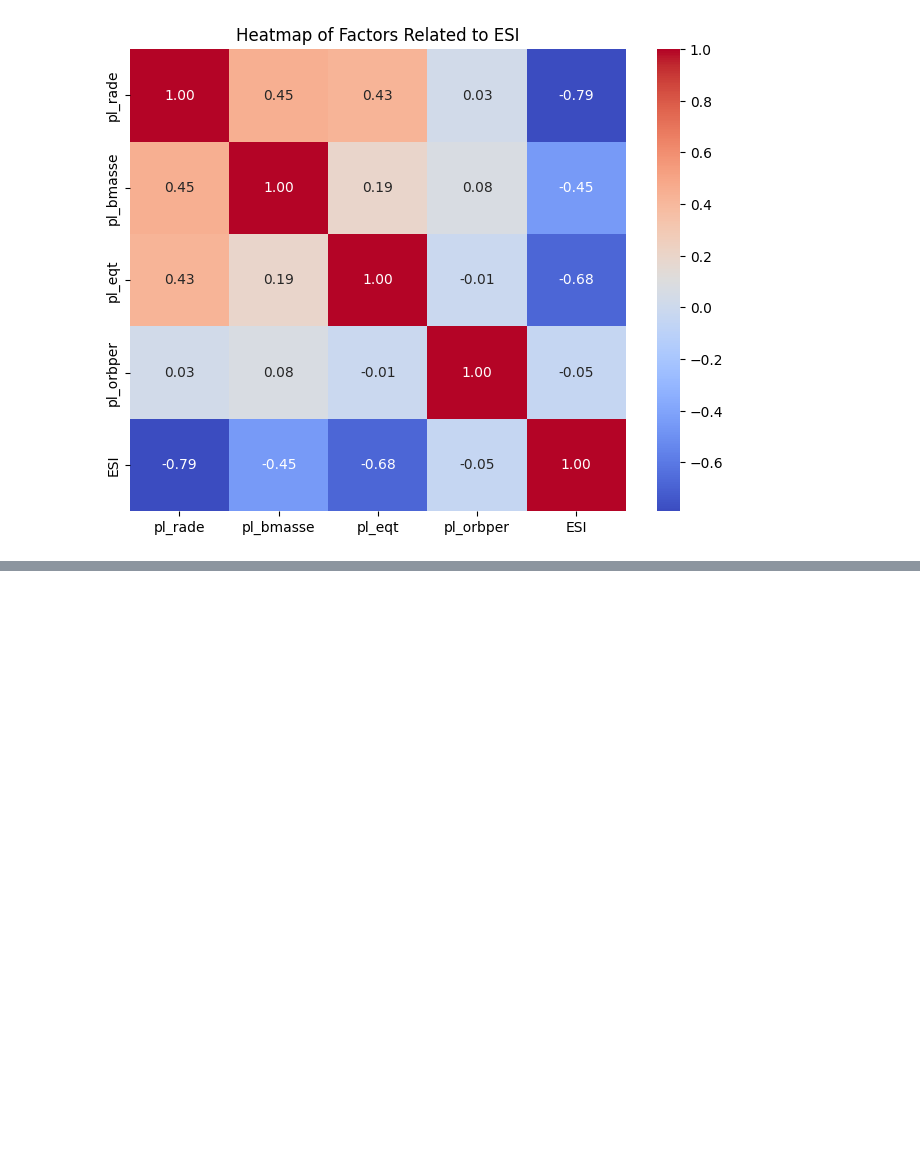
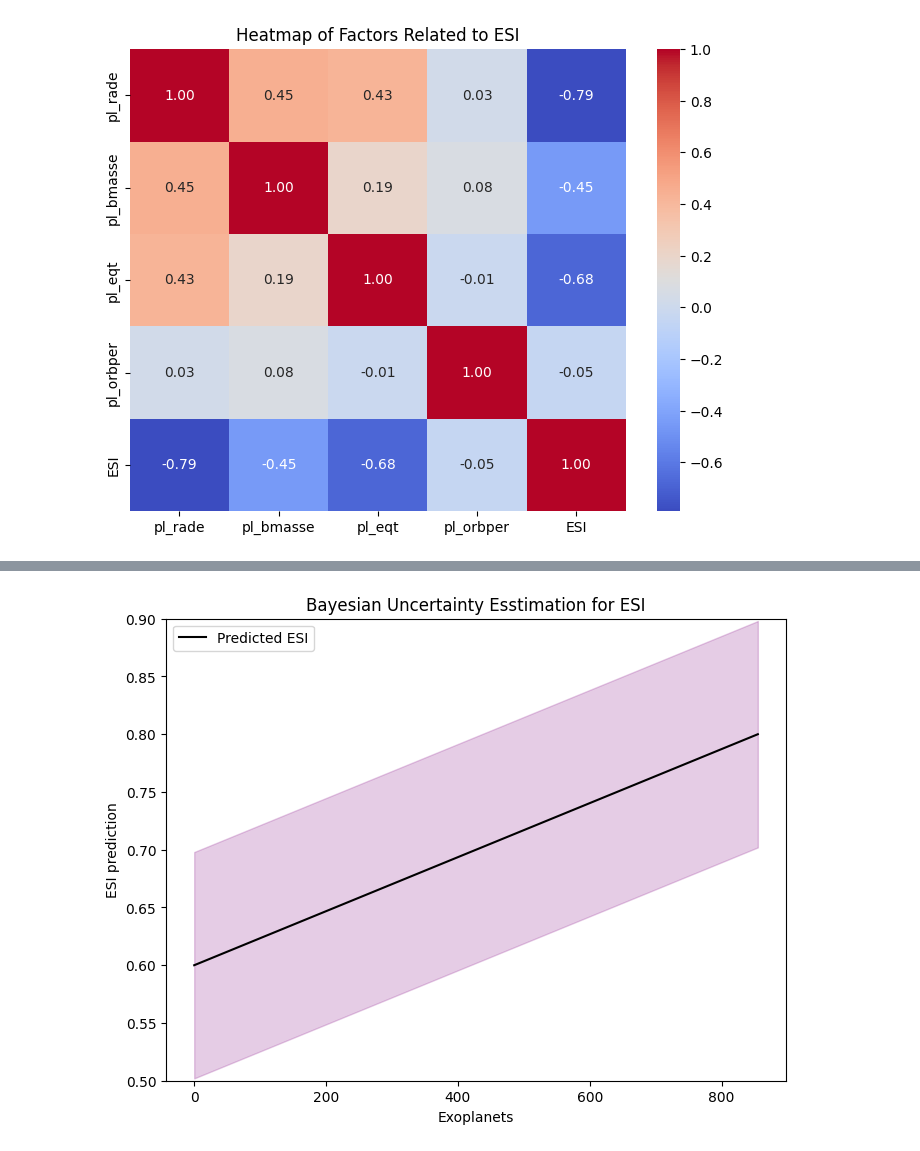
Before and after one commit to Ciaranguyen/Exoplanets-analysis, a Jupyter notebook: Exoplanets.ipynb, the cells around one changed output, grey strips where cells are left out. Cells and saved outputs as stored; diff of their text form; code cells hidden in the pictures; blank space fills up the shorter version.

```diff
--- a/Exoplanets.ipynb
+++ b/Exoplanets.ipynb
@@ -98,2 +162,23 @@ weighted avg       1.00      1.00      1.00       855
+# %%
+import numpy as np
+import matplotlib.pyplot as plt
+
+x_values = np.arange(0, 856)
+y_pred = np.linspace(0.6, 0.8, len(x_values))
+y_pred_std = np.full_like(y_pred, 0.05)
+lower_bound = y_pred - 1.96 * y_pred_std
+upper_bound = y_pred + 1.96 * y_pred_std
+
+plt.figure(figsize=(8,6))
+plt.fill_between(x_values, lower_bound, upper_bound, alpha=0.2, color='purple')
+plt.plot(x_values, y_pred, label='Predicted ESI', color='black')
+plt.ylim(0.5, 0.9)
+plt.xlabel('Exoplanets')
+plt.ylabel('ESI prediction')
+plt.title('Bayesian Uncertainty Esstimation for ESI')
+plt.legend()
+plt.show()
+# %% [output]
+[figure, added]
 # %%
 df_sorted[['pl_name', 'ESI']].to_csv("exoplanet_esi_results.csv", index=False)
```
Also changed, not shown: parts of 2 cells of this notebook.
